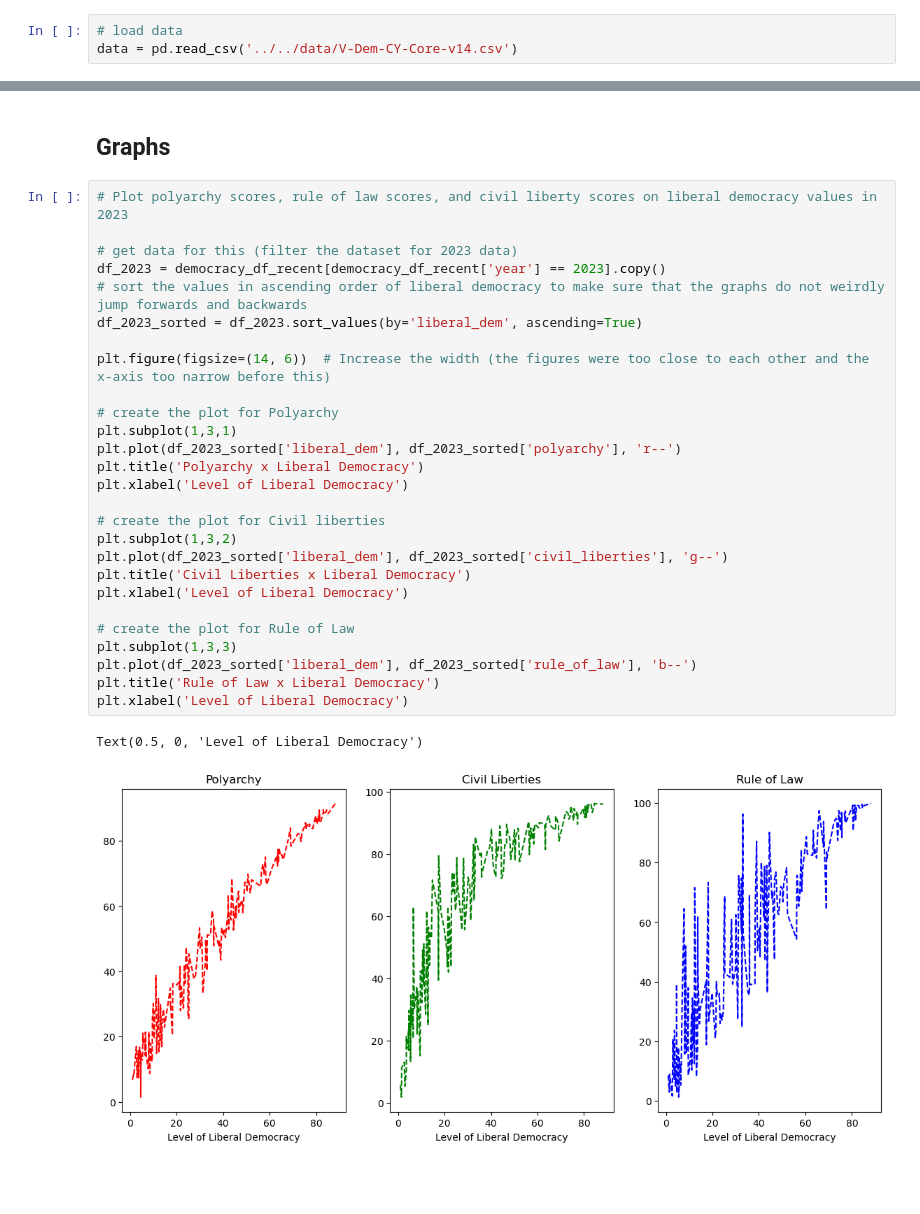
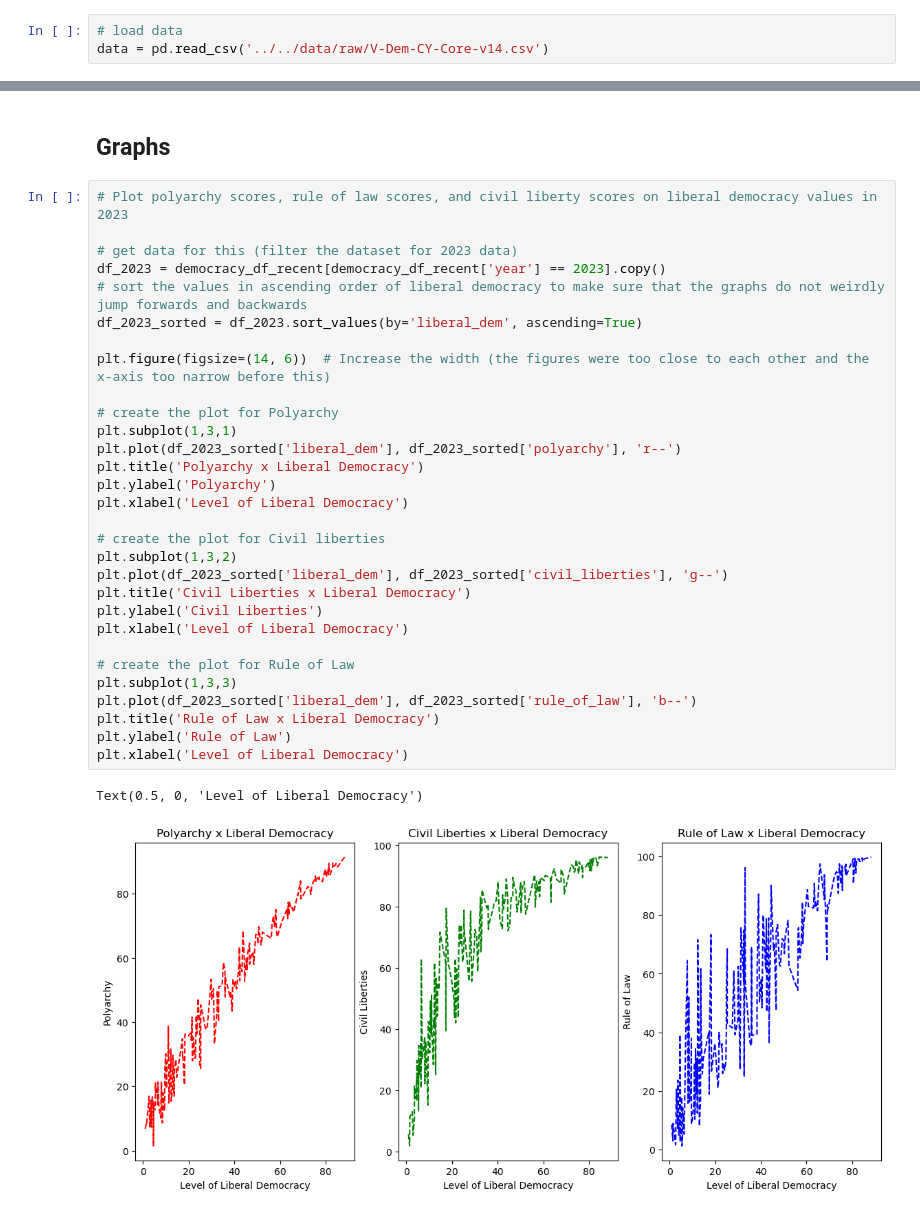
Before and after one commit to code-anna/course_project, a Jupyter notebook: code/python/p_code1.ipynb, the cells around one changed output, grey strips where cells are left out. Drawn from its saved outputs; the diff is of its cells as text; blank space fills up the shorter version.

```diff
--- a/code/python/p_code1.ipynb
+++ b/code/python/p_code1.ipynb
@@ -16,7 +16,7 @@ import seaborn as sns
 warnings.filterwarnings("ignore")
 # %%
 # load data
-data = pd.read_csv('../../data/V-Dem-CY-Core-v14.csv')
+data = pd.read_csv('../../data/raw/V-Dem-CY-Core-v14.csv')
 # %% [markdown]
 ## Explore the Data
 # %%
@@ -234,30 +234,33 @@ skim(democracy_df_recent)
 # %%
 # Plot polyarchy scores, rule of law scores, and civil liberty scores on liberal democracy values in 2023
 
 # get data for this (filter the dataset for 2023 data)
 df_2023 = democracy_df_recent[democracy_df_recent['year'] == 2023].copy()
 # sort the values in ascending order of liberal democracy to make sure that the graphs do not weirdly jump forwards and backwards
 df_2023_sorted = df_2023.sort_values(by='liberal_dem', ascending=True)
 
 plt.figure(figsize=(14, 6))  # Increase the width (the figures were too close to each other and the x-axis too narrow before this)
 
 # create the plot for Polyarchy
 plt.subplot(1,3,1)
 plt.plot(df_2023_sorted['liberal_dem'], df_2023_sorted['polyarchy'], 'r--')
 plt.title('Polyarchy x Liberal Democracy')
+plt.ylabel('Polyarchy')
 plt.xlabel('Level of Liberal Democracy')
 
 # create the plot for Civil liberties
 plt.subplot(1,3,2)
 plt.plot(df_2023_sorted['liberal_dem'], df_2023_sorted['civil_liberties'], 'g--')
 plt.title('Civil Liberties x Liberal Democracy')
+plt.ylabel('Civil Liberties')
 plt.xlabel('Level of Liberal Democracy')
 
 # create the plot for Rule of Law
 plt.subplot(1,3,3)
 plt.plot(df_2023_sorted['liberal_dem'], df_2023_sorted['rule_of_law'], 'b--')
 plt.title('Rule of Law x Liberal Democracy')
+plt.ylabel('Rule of Law')
 plt.xlabel('Level of Liberal Democracy')
 # %% [output]
 Text(0.5, 0, 'Level of Liberal Democracy')
-[figure, old version]
+[figure, new version]
```
Also changed, not shown: parts of 2 cells of this notebook, 1 other file.
